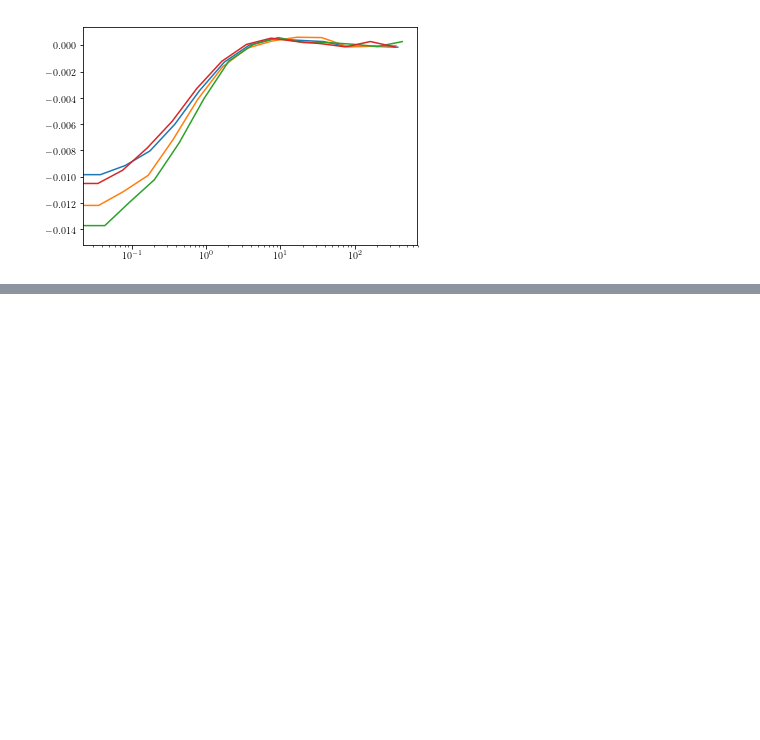
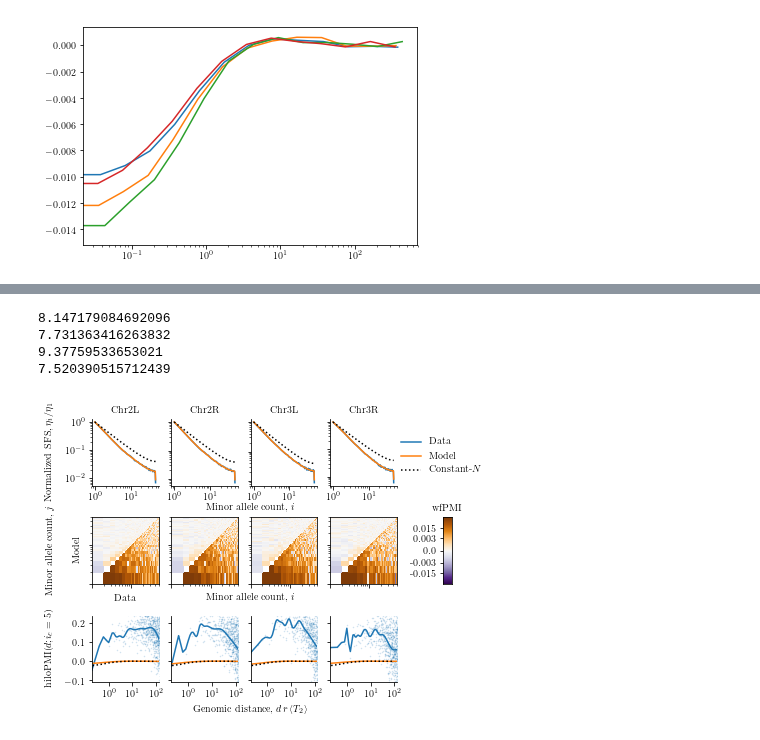
Before and after one commit to dp-rice/multiplemergers, a Jupyter notebook: notebooks/plot_DPGP3_figures.ipynb, the cells around one changed output, grey strips where cells are left out. Saved outputs shown, nothing was run; the diff lists cells and outputs as text; code cells hidden in the pictures; blank space fills up the shorter version.

Commit message:
Re-run DPGP3 notebook so that it has all figures in it. Make manuscript.

```diff
--- a/notebooks/plot_DPGP3_figures.ipynb
+++ b/notebooks/plot_DPGP3_figures.ipynb
@@ -340,7 +344,8 @@ from scipy import interpolate
 # %%
 # Plot comparisons of data to fitted models.
 
-smoothing_factor = 2e-5
+# smoothing_factor = 2e-5
+smoothing_factor = 4e-5
 c_data = 'C0'
 c_fn = 'C1'
 c_k = 'k'
@@ -418,7 +423,7 @@ for i_c, c in enumerate(chromosomes):
     ax.semilogx(d_k, np.log2(hlc_k+1), c=c_k, linestyle=style_k)
     if i_c != 0:
         ax.set_yticklabels([])
-    plt.ylim([-0.11,0.21])
+    plt.ylim([-0.11,0.24])
     plt.xlim([2e-1, (1/8)*1e3])
     ax.set_xticks([1,10,100])
     ax.set_yticks([-0.1,0,0.1,0.2])
@@ -429,31 +434,37 @@ for i_c, c in enumerate(chromosomes):
 ax = fig.add_axes([x_panel + 4*(panel_width+panel_xbuffer)+ panel_width/2,
                   panel_bottom + panel_height + panel_ybuffer,
                   0.02,
                   panel_height])
 wpmi_colorbar(ax, scale_sim, vm_sim, cmap=cmap)
 ax.set_title('wfPMI')
 
 fig.text(x_text,
          panel_bottom + panel_height/2 + 2*(panel_height + panel_ybuffer),
          'Normalized SFS, $\eta_i / \eta_1$',
          va='center', rotation=90)
 fig.text(x_text,
           panel_bottom + panel_height/2 + 1*(panel_height + panel_ybuffer),
           'Minor allele count, $j$',
           va='center', rotation=90)
 fig.text(x_text,
          panel_bottom + panel_height/2,
          'hiloPMI$(d;i_c=5)$',
          va='center', rotation=90)
 
 fig.text(x_panel + 2*(panel_width+panel_xbuffer),
          panel_bottom + 2*panel_height + 1.25*panel_ybuffer,
          'Minor allele count, $i$', ha='center')
 fig.text(x_panel + 2*(panel_width+panel_xbuffer),
          panel_bottom + panel_height + panel_ybuffer/2,
          'Minor allele count, $i$', ha='center')
 
 fig.text(x_panel + 2*(panel_width+panel_xbuffer),
          panel_bottom - panel_ybuffer,
-         r'Genomic distance, $d r \left<T_2\right>$', ha='center')
+         r'Genomic distance, $d\,r \left<T_2\right>$', ha='center')
 fig.savefig('../manuscript/figures/dpgp3_analysis.pdf')
+# %% [output]
+8.147179084692096
+7.731363416263832
+9.37759533653021
+7.520390515712439
+[figure, added]
```
Also changed, not shown: parts of 6 cells of this notebook, 3 other files.
